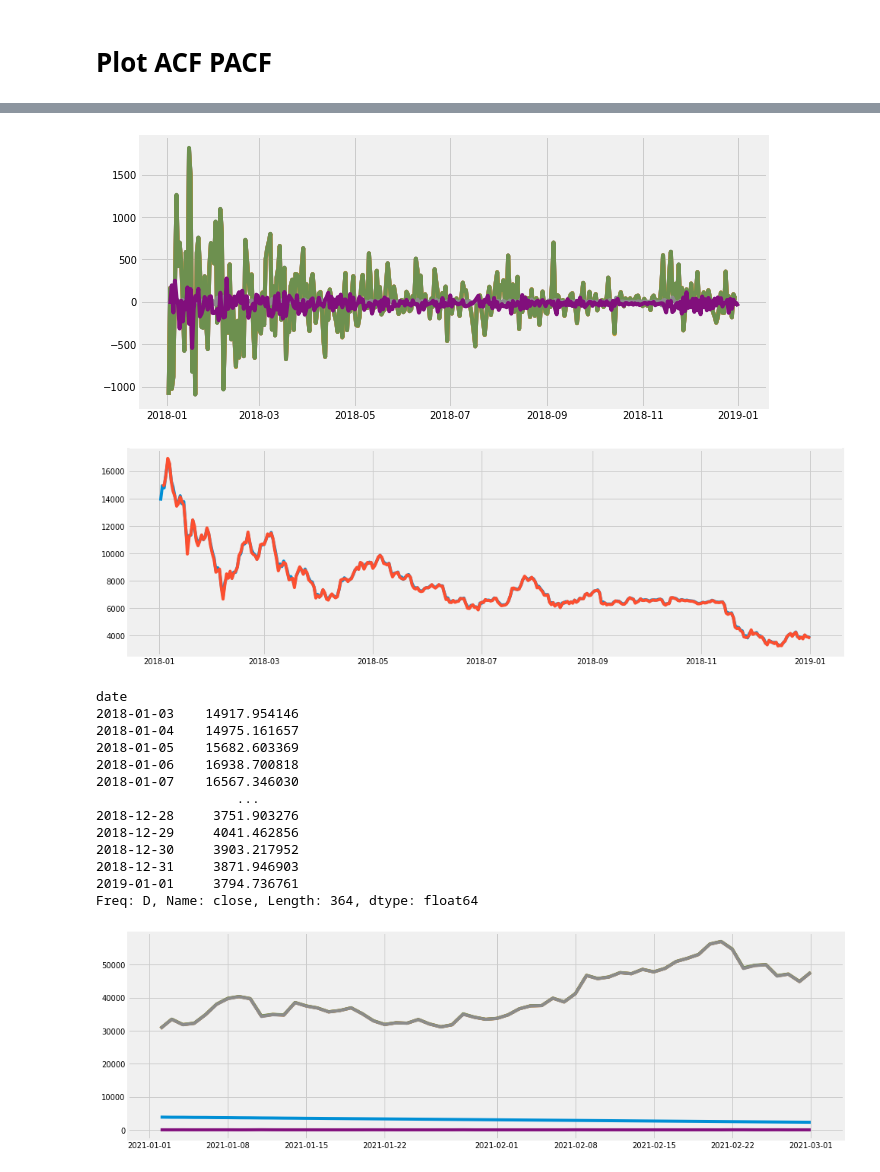
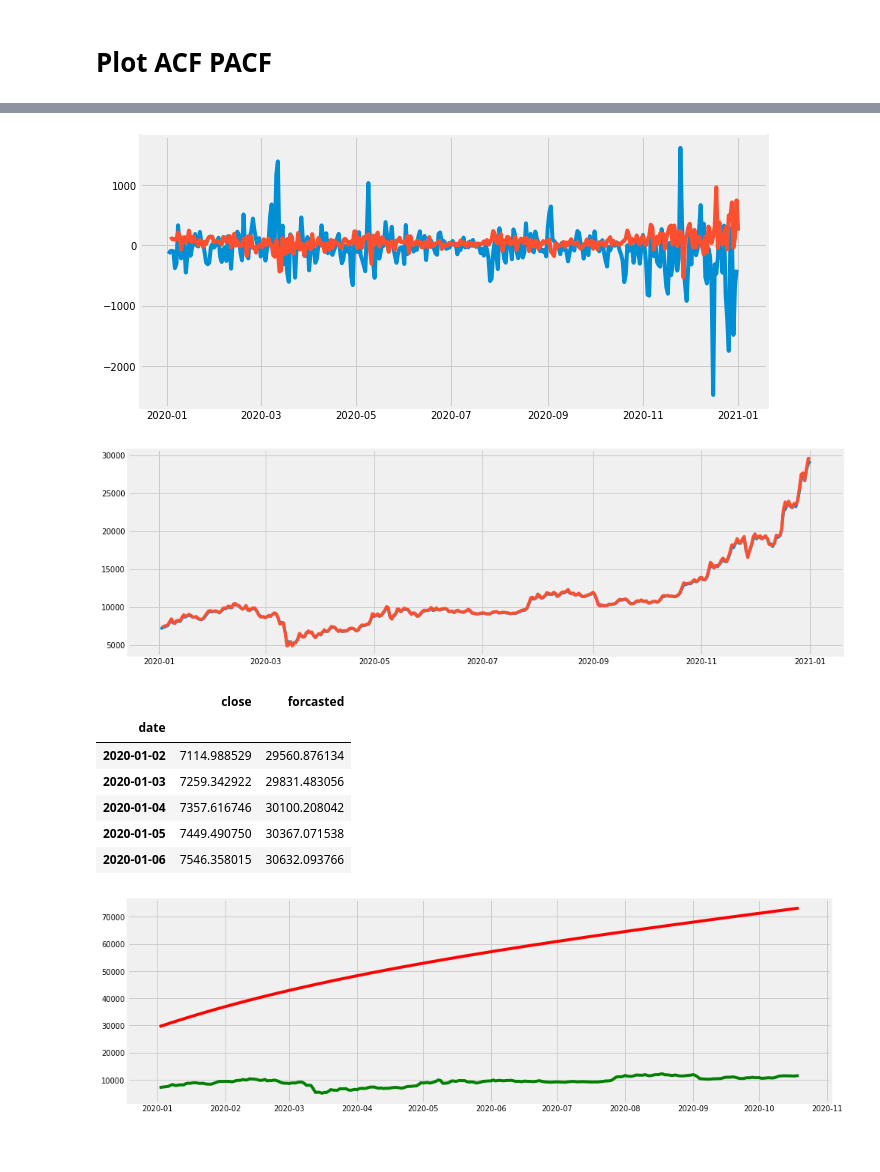
Before and after one commit to ayoubbensakhria/finance_algo, a Jupyter notebook: ARMA_Model.ipynb, the cells around one changed output, grey strips where cells are left out. Saved outputs shown, nothing was run; the diff lists cells and outputs as text; code cells hidden in the pictures; blank space fills up the shorter version.

```diff
--- a/ARMA_Model.ipynb
+++ b/ARMA_Model.ipynb
@@ -66,13 +66,13 @@ The PACF "cuts off" after the 2nd lag, while the ACF "tails off" to zero. You pr
 # %%
 ddf = df.resample("D").mean()
 # using a range of dates
-mask = (ddf.index > '2018-01-01') & (ddf.index <= '2019-01-01')
+mask = (ddf.index > '2020-01-01') & (ddf.index <= '2021-01-01')
 ddf = ddf.loc[mask]
 # %% [markdown]
 # Tain Dataset
 # %%
 # using scikitlearn to split the dataset into 80% training and 20% validation datasets
-df_train, df_valid = train_test_split(ddf, train_size = 0.66, shuffle=False)
+df_train, df_valid = train_test_split(ddf, train_size = 0.8, shuffle=False)
 
 plt.figure(figsize=(15,5))
 plt.plot(df_train, color='blue')
@@ -271,7 +259,7 @@ plt.plot(df_diff)
 plt.plot(result_final.fittedvalues)
 plt.show()
 # %% [output]
-[figure, old version]
+[figure, new version]
 # %%
 df_estimated_final = pd.DataFrame(result_final.fittedvalues,columns=['close'],copy=False)
 df_origin_final = df_estimated_final['close'] + ddf['close']
@@ -281,20 +269,4 @@ plt.plot(ddf['close'])
 plt.plot(df_origin_final)
 plt.show()
 # %% [output]
-[figure, old version]
+[figure, new version]
-# %%
-df_origin_final
-# %% [output]
-date
-2018-01-03    14917.954146
-2018-01-04    14975.161657
-2018-01-05    15682.603369
-2018-01-06    16938.700818
-2018-01-07    16567.346030
-                  ...
-2018-12-28     3751.903276
-2018-12-29     4041.462856
-2018-12-30     3903.217952
-2018-12-31     3871.946903
-2019-01-01     3794.736761
-Freq: D, Name: close, Length: 364, dtype: float64
@@ -306,9 +273,19 @@ forcast_date_range = result_actual.index.to_numpy()
 # %%
-forecast_final = pd.DataFrame(result_final.forecast(steps=59)[0], columns= ['forcasetd values'], index=forcast_date_range)
-forecast_final['forcasetd values']
+result_actual = df_train.resample('D').mean()
+forcast_date_range = result_actual.index.to_numpy()
+forcast_date_range
+forecast_final = pd.DataFrame(result_final.forecast(steps=len(forcast_date_range))[0], columns= ['forcasted'], index=forcast_date_range)
 plt.figure(figsize=(15,5))
-plt.plot(forecast_final)
-plt.plot(result_actual)
-plt.show()
+result_actual['forcasted'] = forecast_final['forcasted']
+plt.plot(result_actual['forcasted'], color = 'red')
+plt.plot(result_actual['close'], color = 'green')
+result_actual.head()
 # %% [output]
+|  | close | forcasted |
+| date |  |  |
+| 2020-01-02 | 7114.988529 | 29560.876134 |
+| 2020-01-03 | 7259.342922 | 29831.483056 |
+| 2020-01-04 | 7357.616746 | 30100.208042 |
+| 2020-01-05 | 7449.490750 | 30367.071538 |
+| 2020-01-06 | 7546.358015 | 30632.093766 |
-[figure, old version]
+[figure, new version]
```
Also changed, not shown: parts of 15 cells of this notebook.
